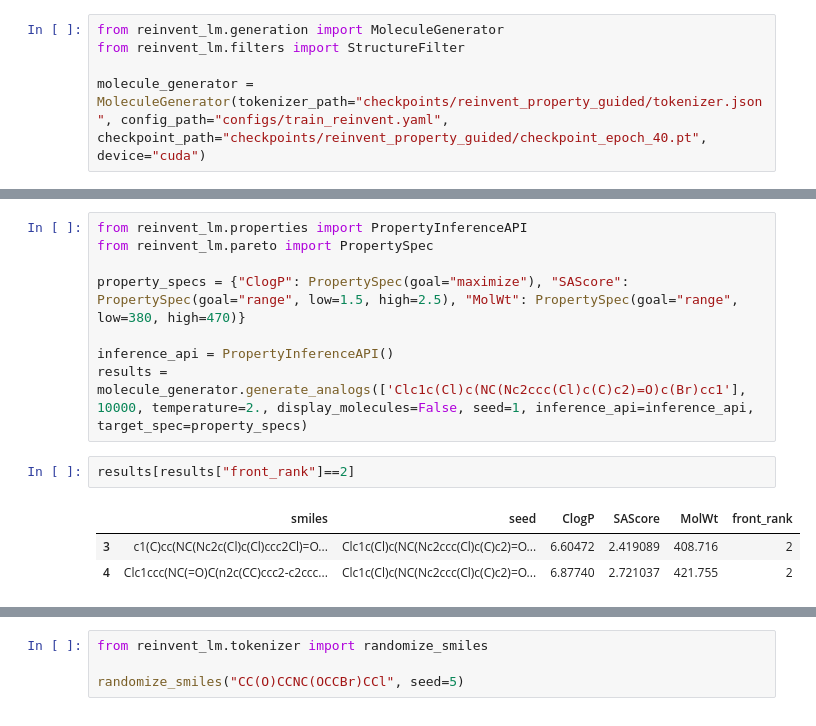
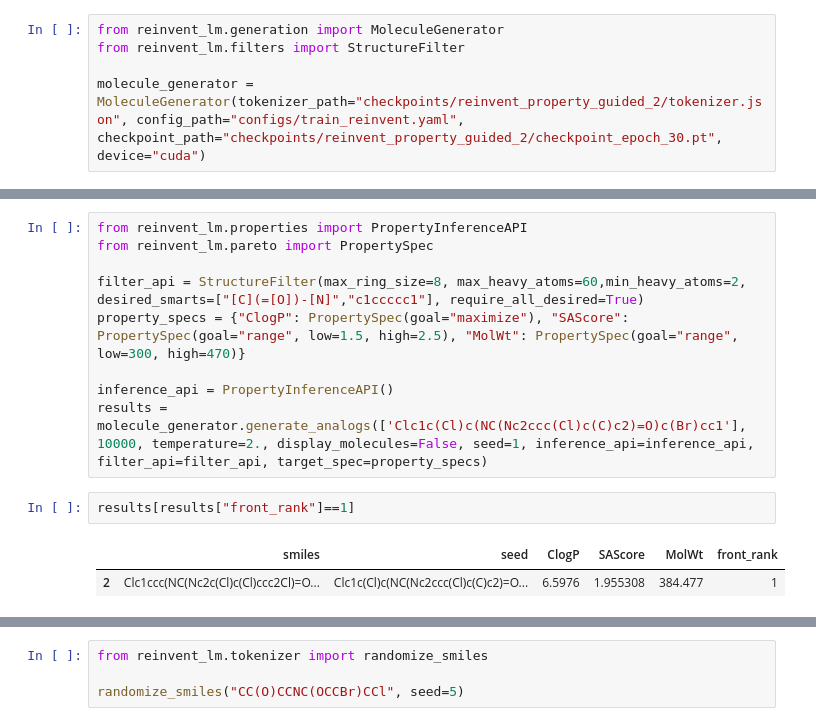
Before and after one commit to Lung-Yi/gruvae, a Jupyter notebook: test_generation.ipynb, the cells around one changed output, grey strips where cells are left out. Drawn from its saved outputs; the diff is of its cells as text.

```diff
--- a/test_generation.ipynb
+++ b/test_generation.ipynb
@@ -2,7 +2,7 @@
 from reinvent_lm.generation import MoleculeGenerator
 from reinvent_lm.filters import StructureFilter
 
-molecule_generator = MoleculeGenerator(tokenizer_path="checkpoints/reinvent_property_guided/tokenizer.json", config_path="configs/train_reinvent.yaml", checkpoint_path="checkpoints/reinvent_property_guided/checkpoint_epoch_40.pt", device="cuda")
+molecule_generator = MoleculeGenerator(tokenizer_path="checkpoints/reinvent_property_guided_2/tokenizer.json", config_path="configs/train_reinvent.yaml", checkpoint_path="checkpoints/reinvent_property_guided_2/checkpoint_epoch_30.pt", device="cuda")
 # %% [output]
 使用設備: cuda
 載入配置檔案: configs/train_reinvent.yaml
@@ -38,13 +38,13 @@ molecule_generator.sample_from_prefix("CCn1cc(C(=O)NCc2ccc3c(c2)OCO3)cn1", 100,
 from reinvent_lm.properties import PropertyInferenceAPI
 from reinvent_lm.pareto import PropertySpec
 
-property_specs = {"ClogP": PropertySpec(goal="maximize"), "SAScore": PropertySpec(goal="range", low=1.5, high=2.5), "MolWt": PropertySpec(goal="range", low=380, high=470)}
+filter_api = StructureFilter(max_ring_size=8, max_heavy_atoms=60,min_heavy_atoms=2, desired_smarts=["[C](=[O])-[N]","c1ccccc1"], require_all_desired=True)
+property_specs = {"ClogP": PropertySpec(goal="maximize"), "SAScore": PropertySpec(goal="range", low=1.5, high=2.5), "MolWt": PropertySpec(goal="range", low=300, high=470)}
 
 inference_api = PropertyInferenceAPI()
-results = molecule_generator.generate_analogs(['Clc1c(Cl)c(NC(Nc2ccc(Cl)c(C)c2)=O)c(Br)cc1'], 10000, temperature=2., display_molecules=False, seed=1, inference_api=inference_api, target_spec=property_specs)
+results = molecule_generator.generate_analogs(['Clc1c(Cl)c(NC(Nc2ccc(Cl)c(C)c2)=O)c(Br)cc1'], 10000, temperature=2., display_molecules=False, seed=1, inference_api=inference_api, filter_api=filter_api, target_spec=property_specs)
 # %%
-results[results["front_rank"]==2]
+results[results["front_rank"]==1]
 # %% [output]
 |  | smiles | seed | ClogP | SAScore | MolWt | front_rank |
-| 3 | c1(C)cc(NC(Nc2c(Cl)c(Cl)ccc2Cl)=O... | Clc1c(Cl)c(NC(Nc2ccc(Cl)c(C)c2)=O... | 6.60472 | 2.419089 | 408.716 | 2 |
-| 4 | Clc1ccc(NC(=O)C(n2c(CC)ccc2-c2ccc... | Clc1c(Cl)c(NC(Nc2ccc(Cl)c(C)c2)=O... | 6.87740 | 2.721037 | 421.755 | 2 |
+| 2 | Clc1ccc(NC(Nc2c(Cl)c(Cl)ccc2Cl)=O... | Clc1c(Cl)c(NC(Nc2ccc(Cl)c(C)c2)=O... | 6.5976 | 1.955308 | 384.477 | 1 |
```
Also changed, not shown: parts of 4 cells of this notebook, 5 other files.
